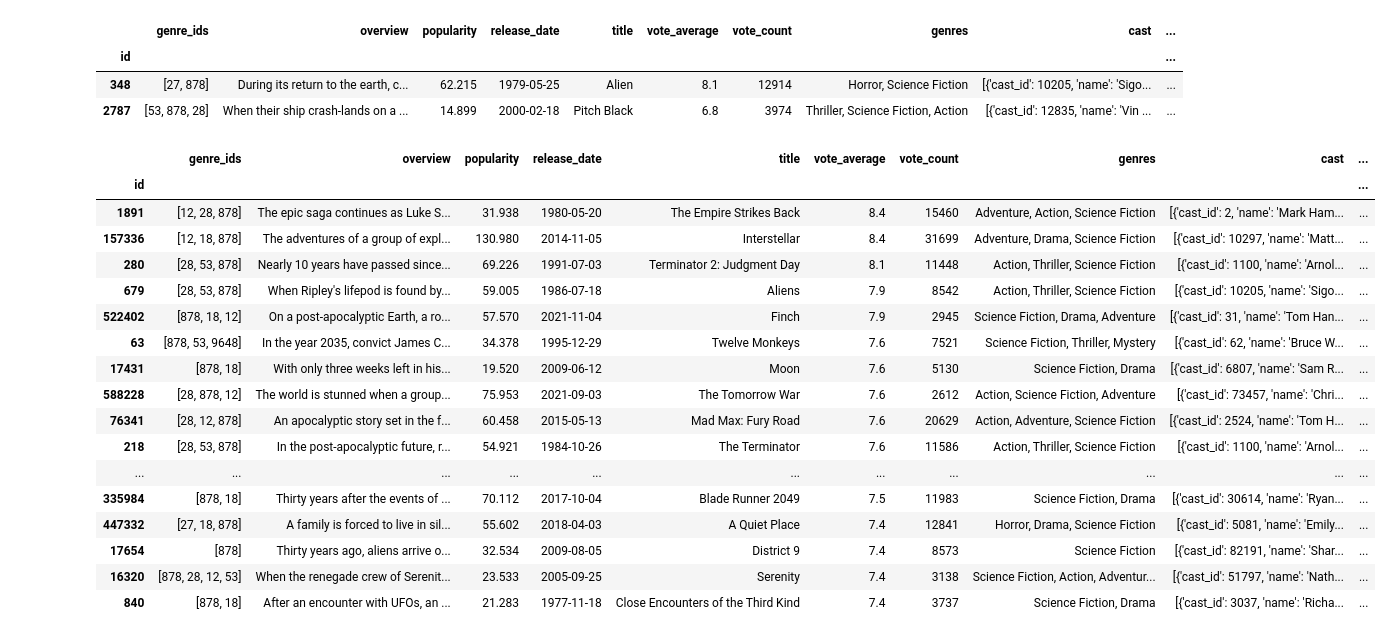
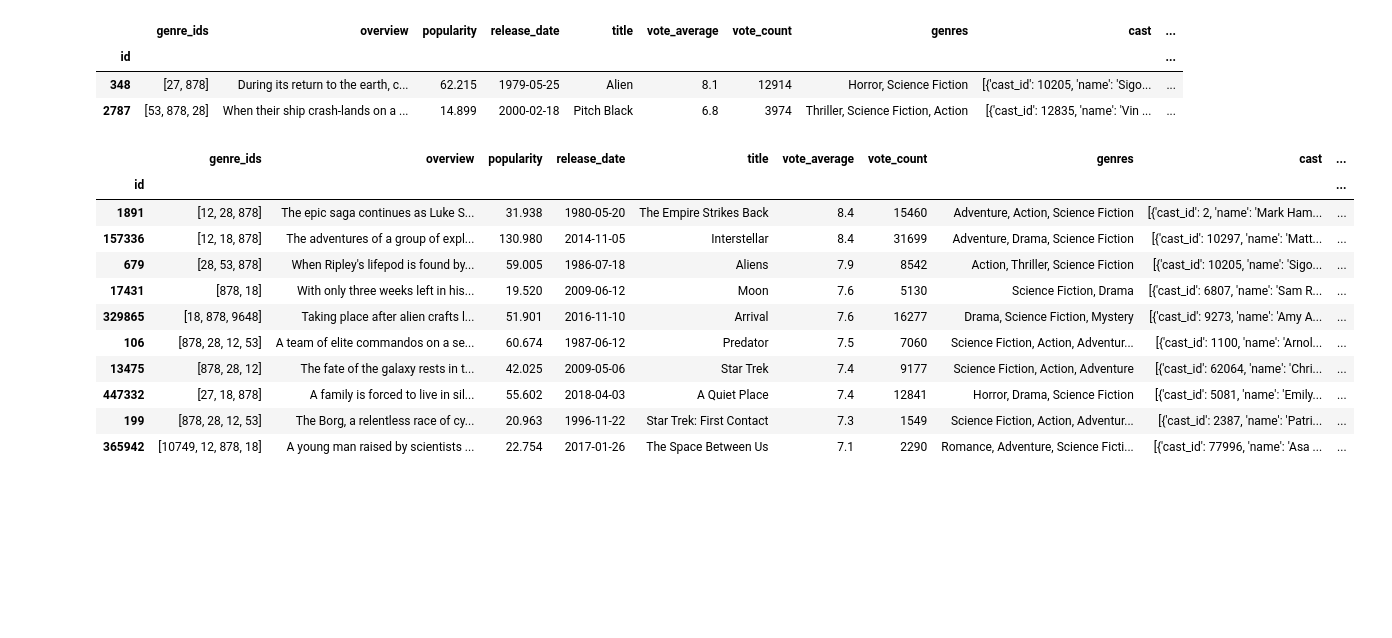
Before and after one commit to fadeeva/normal_projects, a Jupyter notebook: Popular_10000_movies_listed_on_TMDb/prsnt.ipynb, the cells around one changed output. Drawn from its saved outputs; the diff is of its cells as text; code cells hidden in the pictures; blank space fills up the shorter version.

```diff
--- a/Popular_10000_movies_listed_on_TMDb/prsnt.ipynb
+++ b/Popular_10000_movies_listed_on_TMDb/prsnt.ipynb
@@ -479,11 +479,11 @@ genres_df
 # %%
-y = np.full(genres_df['Fantasy'].shape[0], 1)
-fig, axs = plt.subplots(1, 1, figsize=(21, 17))
+# y = np.full(genres_df['Fantasy'].shape[0], 1)
+# fig, axs = plt.subplots(1, 1, figsize=(21, 17))
 
-for n, i in enumerate(genres_df.columns):
-    axs.scatter(np.full(genres_df['Fantasy'].shape[0], n+1), genres_df[i], label=i)
-    axs.plot(n+1, genres_df[i][i], 'o', markersize=14)
-    axs.axvline(n+1, alpha=0.2)
+# for n, i in enumerate(genres_df.columns):
+#     axs.scatter(np.full(genres_df['Fantasy'].shape[0], n+1), genres_df[i], label=i)
+#     axs.plot(n+1, genres_df[i][i], 'o', markersize=14)
+#     axs.axvline(n+1, alpha=0.2)
 
-axs.legend(bbox_to_anchor=(1.0, 1.0))
-axs.set_title('')
+# axs.legend(bbox_to_anchor=(1.0, 1.0))
+# axs.set_title('')
@@ -776,7 +745,7 @@ class IWantToWatchSomethingLike:
         self.like = i_like
         self.like_df = movies_df[movies_df['title'].isin(self.like)]
 
-        self.cs_THRESHOLD = 0.95
+        self.cs_THRESHOLD = 0.98
         self.MIN_VOTE_COUNT = MIN_VOTE_COUNT
         self.MIN_POPULARITY = MIN_POPULARITY
         self.MIN_RATING = self.gather_like_info()
@@ -878,17 +847,20 @@ class IWantToWatchSomethingLike:
 
     def get_similar_movies(self)->pd.DataFrame:
         return movies_df[(~movies_df['title'].isin(self.like))
-                      & (movies_df['vote_average'] >= self.MIN_RATING)
-                      & (movies_df['vote_count'] >= self.MIN_VOTE_COUNT)
-                      & (movies_df['popularity'] > self.MIN_POPULARITY)
-                      & (movies_df['label'].isin(self.like_df['label'].to_list()))
-                     ]
+                         & (movies_df['vote_average'] >= self.MIN_RATING)
+                         & (movies_df['vote_count'] >= self.MIN_VOTE_COUNT)
+                         & (movies_df['popularity'] > self.MIN_POPULARITY)
+                         & (movies_df['label'].isin(self.like_df['label'].to_list()))
+                        ]
 
     def gather_like_info(self)->float:
         return self.like_df['vote_average'].min()-0.2
 
     def show_what_i_like(self)->pd.DataFrame:
         return self.like_df
+
+    def show_more_similar(self)->pd.DataFrame:
+        pass
 # %%
 what_to_watch = IWantToWatchSomethingLike(like)
 what_to_watch.show_what_i_like()
@@ -898,23 +870,17 @@ what_to_watch.show_what_i_like()
 | 348 | [27, 878] | During its return to the earth, c... | 62.215 | 1979-05-25 | Alien | 8.1 | 12914 | Horror, Science Fiction | [{'cast_id': 10205, 'name': 'Sigo... | ... |
 | 2787 | [53, 878, 28] | When their ship crash-lands on a ... | 14.899 | 2000-02-18 | Pitch Black | 6.8 | 3974 | Thriller, Science Fiction, Action | [{'cast_id': 12835, 'name': 'Vin ... | ... |
 # %%
-what_to_watch.show_recommendation(sorted_by='vote_average', amount=20)
+what_to_watch.show_recommendation(sorted_by='vote_average', amount=10)
 # %% [output]
 |  | genre_ids | overview | popularity | release_date | title | vote_average | vote_count | genres | cast | ... |
 | id |  |  |  |  |  |  |  |  |  | ... |
 | 1891 | [12, 28, 878] | The epic saga continues as Luke S... | 31.938 | 1980-05-20 | The Empire Strikes Back | 8.4 | 15460 | Adventure, Action, Science Fiction | [{'cast_id': 2, 'name': 'Mark Ham... | ... |
 | 157336 | [12, 18, 878] | The adventures of a group of expl... | 130.980 | 2014-11-05 | Interstellar | 8.4 | 31699 | Adventure, Drama, Science Fiction | [{'cast_id': 10297, 'name': 'Matt... | ... |
-| 280 | [28, 53, 878] | Nearly 10 years have passed since... | 69.226 | 1991-07-03 | Terminator 2: Judgment Day | 8.1 | 11448 | Action, Thriller, Science Fiction | [{'cast_id': 1100, 'name': 'Arnol... | ... |
 | 679 | [28, 53, 878] | When Ripley's lifepod is found by... | 59.005 | 1986-07-18 | Aliens | 7.9 | 8542 | Action, Thriller, Science Fiction | [{'cast_id': 10205, 'name': 'Sigo... | ... |
-| 522402 | [878, 18, 12] | On a post-apocalyptic Earth, a ro... | 57.570 | 2021-11-04 | Finch | 7.9 | 2945 | Science Fiction, Drama, Adventure | [{'cast_id': 31, 'name': 'Tom Han... | ... |
-| 63 | [878, 53, 9648] | In the year 2035, convict James C... | 34.378 | 1995-12-29 | Twelve Monkeys | 7.6 | 7521 | Science Fiction, Thriller, Mystery | [{'cast_id': 62, 'name': 'Bruce W... | ... |
 | 17431 | [878, 18] | With only three weeks left in his... | 19.520 | 2009-06-12 | Moon | 7.6 | 5130 | Science Fiction, Drama | [{'cast_id': 6807, 'name': 'Sam R... | ... |
-| 588228 | [28, 878, 12] | The world is stunned when a group... | 75.953 | 2021-09-03 | The Tomorrow War | 7.6 | 2612 | Action, Science Fiction, Adventure | [{'cast_id': 73457, 'name': 'Chri... | ... |
-| 76341 | [28, 12, 878] | An apocalyptic story set in the f... | 60.458 | 2015-05-13 | Mad Max: Fury Road | 7.6 | 20629 | Action, Adventure, Science Fiction | [{'cast_id': 2524, 'name': 'Tom H... | ... |
-| 218 | [28, 53, 878] | In the post-apocalyptic future, r... | 54.921 | 1984-10-26 | The Terminator | 7.6 | 11586 | Action, Thriller, Science Fiction | [{'cast_id': 1100, 'name': 'Arnol... | ... |
-| ... | ... | ... | ... | ... | ... | ... | ... | ... | ... | ... |
-| 335984 | [878, 18] | Thirty years after the events of ... | 70.112 | 2017-10-04 | Blade Runner 2049 | 7.5 | 11983 | Science Fiction, Drama | [{'cast_id': 30614, 'name': 'Ryan... | ... |
+| 329865 | [18, 878, 9648] | Taking place after alien crafts l... | 51.901 | 2016-11-10 | Arrival | 7.6 | 16277 | Drama, Science Fiction, Mystery | [{'cast_id': 9273, 'name': 'Amy A... | ... |
+| 106 | [878, 28, 12, 53] | A team of elite commandos on a se... | 60.674 | 1987-06-12 | Predator | 7.5 | 7060 | Science Fiction, Action, Adventur... | [{'cast_id': 1100, 'name': 'Arnol... | ... |
+| 13475 | [878, 28, 12] | The fate of the galaxy rests in t... | 42.025 | 2009-05-06 | Star Trek | 7.4 | 9177 | Science Fiction, Action, Adventure | [{'cast_id': 62064, 'name': 'Chri... | ... |
 | 447332 | [27, 18, 878] | A family is forced to live in sil... | 55.602 | 2018-04-03 | A Quiet Place | 7.4 | 12841 | Horror, Drama, Science Fiction | [{'cast_id': 5081, 'name': 'Emily... | ... |
-| 17654 | [878] | Thirty years ago, aliens arrive o... | 32.534 | 2009-08-05 | District 9 | 7.4 | 8573 | Science Fiction | [{'cast_id': 82191, 'name': 'Shar... | ... |
-| 16320 | [878, 28, 12, 53] | When the renegade crew of Serenit... | 23.533 | 2005-09-25 | Serenity | 7.4 | 3138 | Science Fiction, Action, Adventur... | [{'cast_id': 51797, 'name': 'Nath... | ... |
-| 840 | [878, 18] | After an encounter with UFOs, an ... | 21.283 | 1977-11-18 | Close Encounters of the Third Kind | 7.4 | 3737 | Science Fiction, Drama | [{'cast_id': 3037, 'name': 'Richa... | ... |
+| 199 | [878, 28, 12, 53] | The Borg, a relentless race of cy... | 20.963 | 1996-11-22 | Star Trek: First Contact | 7.3 | 1549 | Science Fiction, Action, Adventur... | [{'cast_id': 2387, 'name': 'Patri... | ... |
+| 365942 | [10749, 12, 878, 18] | A young man raised by scientists ... | 22.754 | 2017-01-26 | The Space Between Us | 7.1 | 2290 | Romance, Adventure, Science Ficti... | [{'cast_id': 77996, 'name': 'Asa ... | ... |
```
Also changed, not shown: parts of 16 cells of this notebook.
